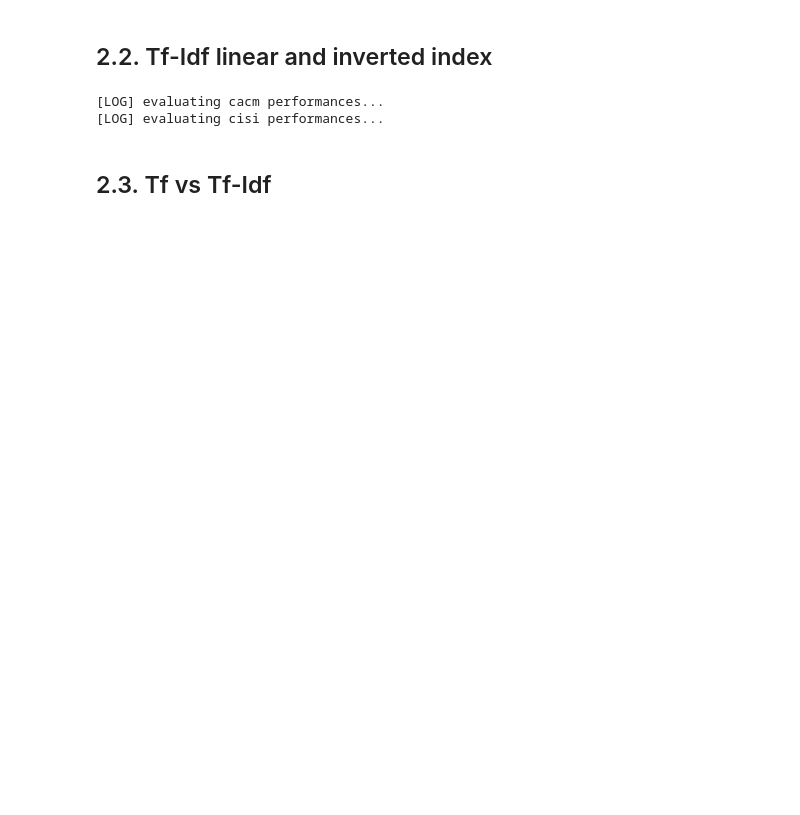
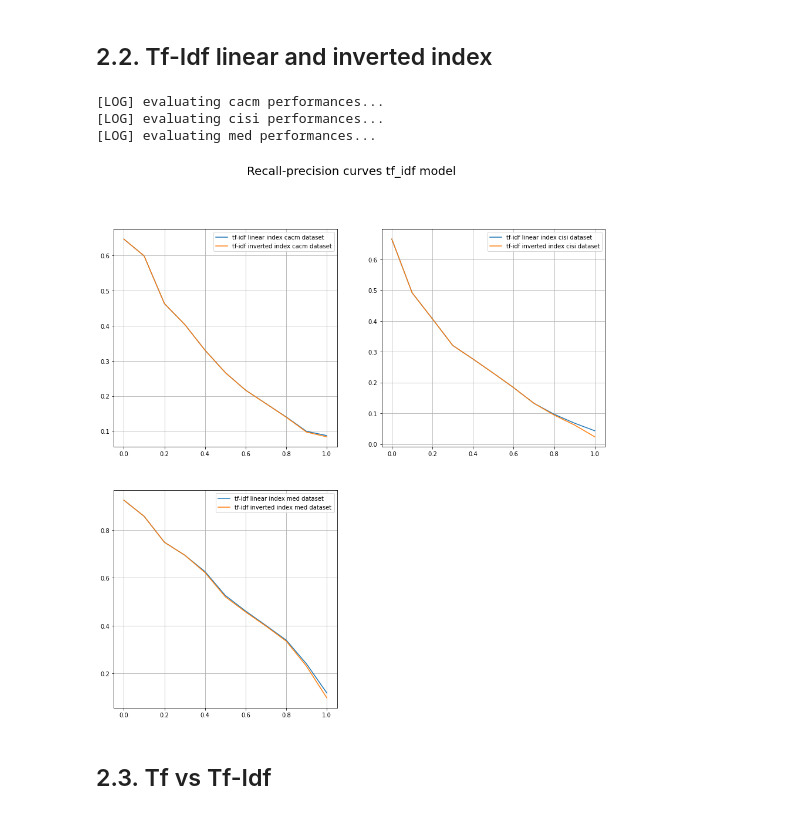
Before and after one commit to bastiendlf/Projet-recherche-information-textuelle-MDATA, a Jupyter notebook: Evaluate Tf_Idf.ipynb, the cells around one changed output. Saved outputs shown, nothing was run; the diff lists cells and outputs as text; code cells hidden in the pictures; blank space fills up the shorter version.

```diff
--- a/Evaluate Tf_Idf.ipynb
+++ b/Evaluate Tf_Idf.ipynb
@@ -19,10 +19,12 @@ plot_performances(results_tf, subplot_value=subplot, title='Recall-precision cur
 ## 2.2. Tf-Idf linear and inverted index
 # %%
 results_tfidf = evaluate_all_datasets_tfidf(datasets, tf_idf=True)
-plot_performances(results_tfidf, subplot_value=subplot, title='Recall-precision curves tf_idf model', save_plot=True)
+plot_performances(results_tfidf, subplot_value=subplot, title='Recall-precision curves tf_idf model', save_plot=True, model='tf-idf')
 # %% [output]
 [LOG] evaluating cacm performances...
 [LOG] evaluating cisi performances...
+[LOG] evaluating med performances...
+[figure, added]
 # %% [markdown]
 ## 2.3. Tf vs Tf-Idf
 # %%
```
Also changed, not shown: parts of 2 cells of this notebook, 3 other files.
